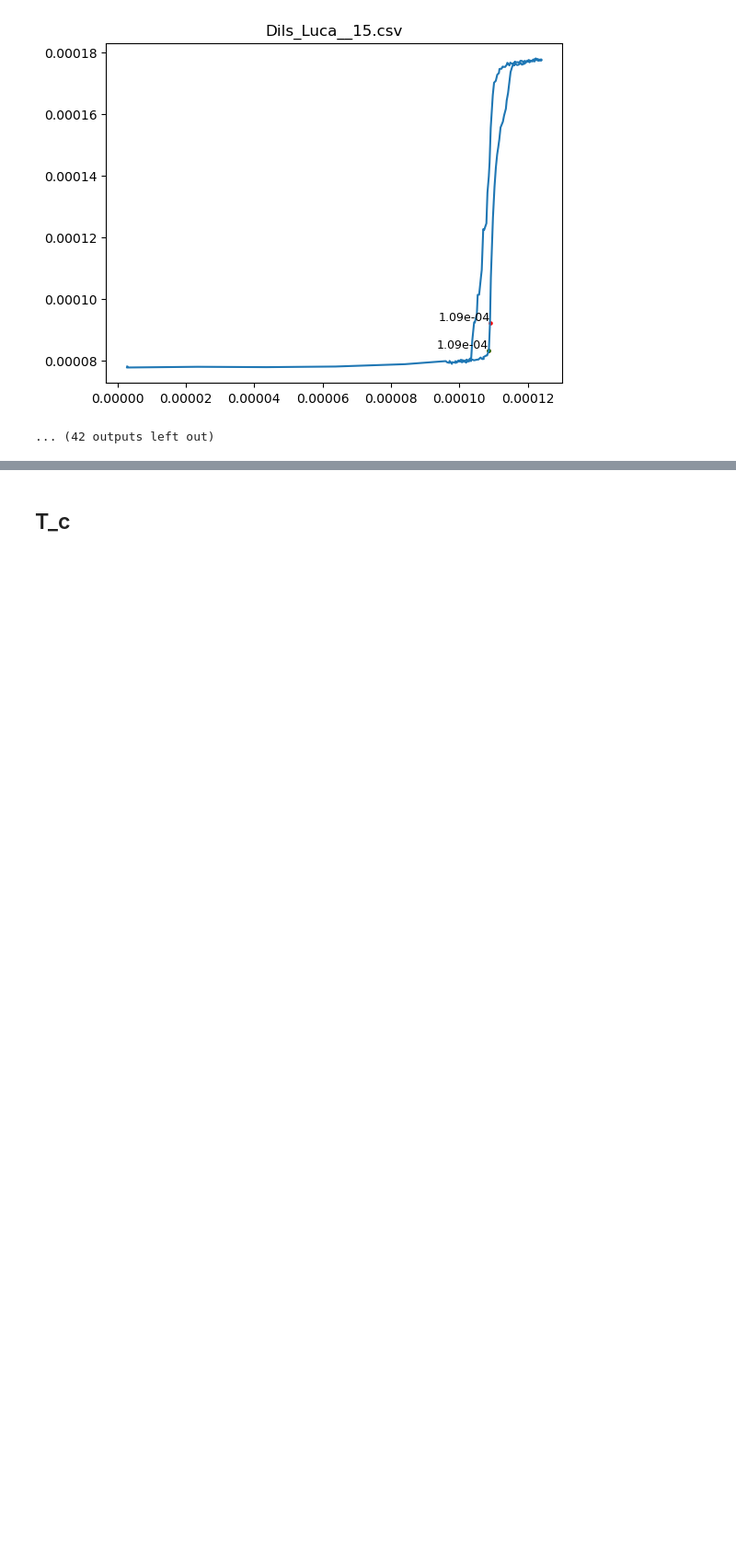
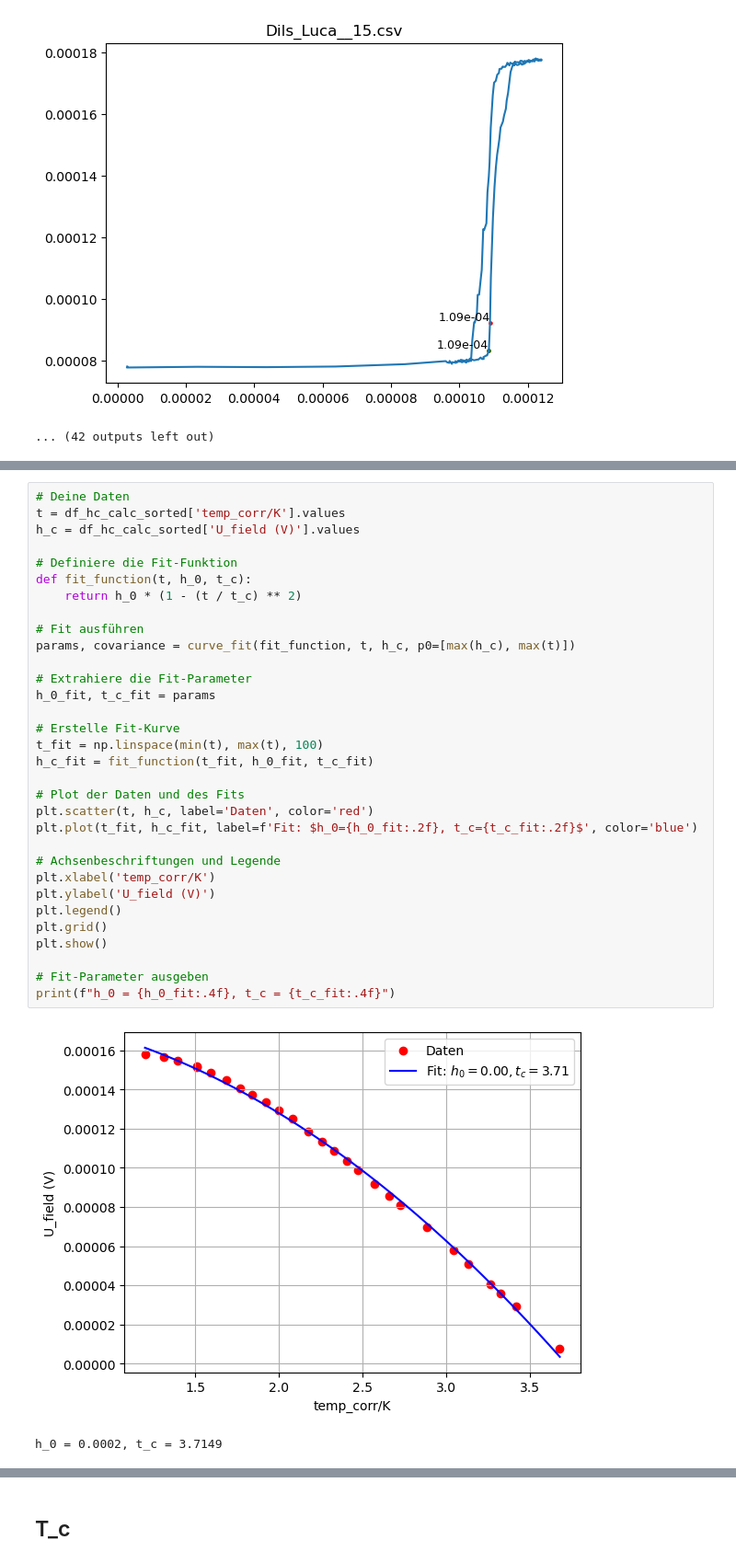
Before and after one commit to Darrenshan27/supraconductivity, a Jupyter notebook: data_processing.ipynb, the cells around one changed output, grey strips where cells are left out. Shown at 92% size. Cells and saved outputs as stored; diff of their text form; blank space fills up the shorter version.

```diff
--- a/data_processing.ipynb
+++ b/data_processing.ipynb
@@ -603,0 +664,35 @@ for count, element in enumerate(csv_files[2:], start=2):
+# %%
+# Deine Daten
+t = df_hc_calc_sorted['temp_corr/K'].values
+h_c = df_hc_calc_sorted['U_field (V)'].values
+
+# Definiere die Fit-Funktion
+def fit_function(t, h_0, t_c):
+    return h_0 * (1 - (t / t_c) ** 2)
+
+# Fit ausführen
+params, covariance = curve_fit(fit_function, t, h_c, p0=[max(h_c), max(t)])
+
+# Extrahiere die Fit-Parameter
+h_0_fit, t_c_fit = params
+
+# Erstelle Fit-Kurve
+t_fit = np.linspace(min(t), max(t), 100)
+h_c_fit = fit_function(t_fit, h_0_fit, t_c_fit)
+
+# Plot der Daten und des Fits
+plt.scatter(t, h_c, label='Daten', color='red')
+plt.plot(t_fit, h_c_fit, label=f'Fit: $h_0={h_0_fit:.2f}, t_c={t_c_fit:.2f}$', color='blue')
+
+# Achsenbeschriftungen und Legende
+plt.xlabel('temp_corr/K')
+plt.ylabel('U_field (V)')
+plt.legend()
+plt.grid()
+plt.show()
+
+# Fit-Parameter ausgeben
+print(f"h_0 = {h_0_fit:.4f}, t_c = {t_c_fit:.4f}")
+# %% [output]
+[figure, added]
+h_0 = 0.0002, t_c = 3.7149
```
Also changed, not shown: parts of 11 cells of this notebook, 15 other files.
